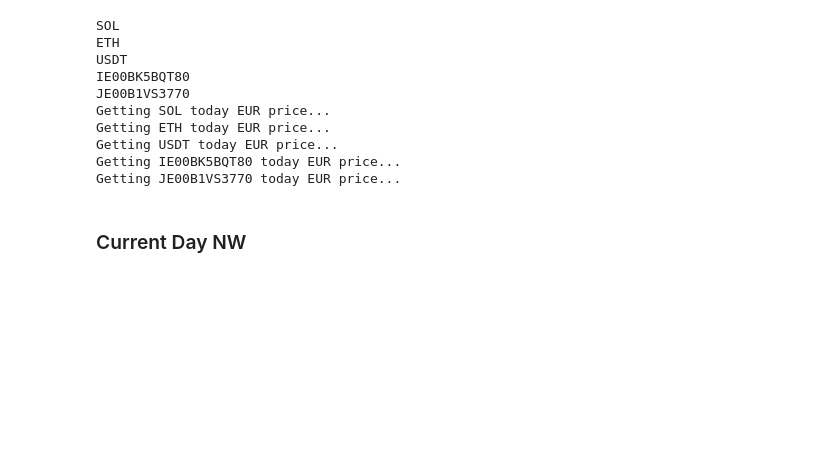
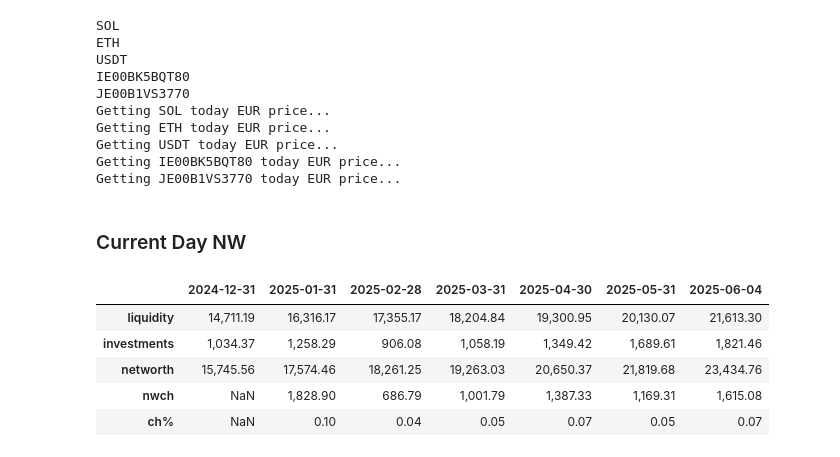
Before and after one commit to deepotrus/deepfinance, a Jupyter notebook: notebooks/nb2025.ipynb, the cells around one changed output. Saved outputs shown, nothing was run; the diff lists cells and outputs as text; code cells hidden in the pictures; blank space fills up the shorter version.

```diff
--- a/notebooks/nb2025.ipynb
+++ b/notebooks/nb2025.ipynb
@@ -127,6 +128,15 @@ Getting JE00B1VS3770 today EUR price...
 ### Current Day NW
 # %%
 nw_global = FinCalc.calc_global_nw(row_today_cashflow, df_today_holdings, df_m_cashflow, df_year_holdings)
+# %%
+nw_global.T
+# %% [output]
+|  | 2024-12-31 | 2025-01-31 | 2025-02-28 | 2025-03-31 | 2025-04-30 | 2025-05-31 | 2025-06-04 |
+| liquidity | 14,711.19 | 16,316.17 | 17,355.17 | 18,204.84 | 19,300.95 | 20,130.07 | 21,613.30 |
+| investments | 1,034.37 | 1,258.29 | 906.08 | 1,058.19 | 1,349.42 | 1,689.61 | 1,821.46 |
+| networth | 15,745.56 | 17,574.46 | 18,261.25 | 19,263.03 | 20,650.37 | 21,819.68 | 23,434.76 |
+| nwch | NaN | 1,828.90 | 686.79 | 1,001.79 | 1,387.33 | 1,169.31 | 1,615.08 |
+| ch% | NaN | 0.10 | 0.04 | 0.05 | 0.07 | 0.05 | 0.07 |
 # %%
 nw_global.iloc[-1].T
 # %% [output]
```
Also changed, not shown: parts of 7 cells of this notebook, 1 other file.
